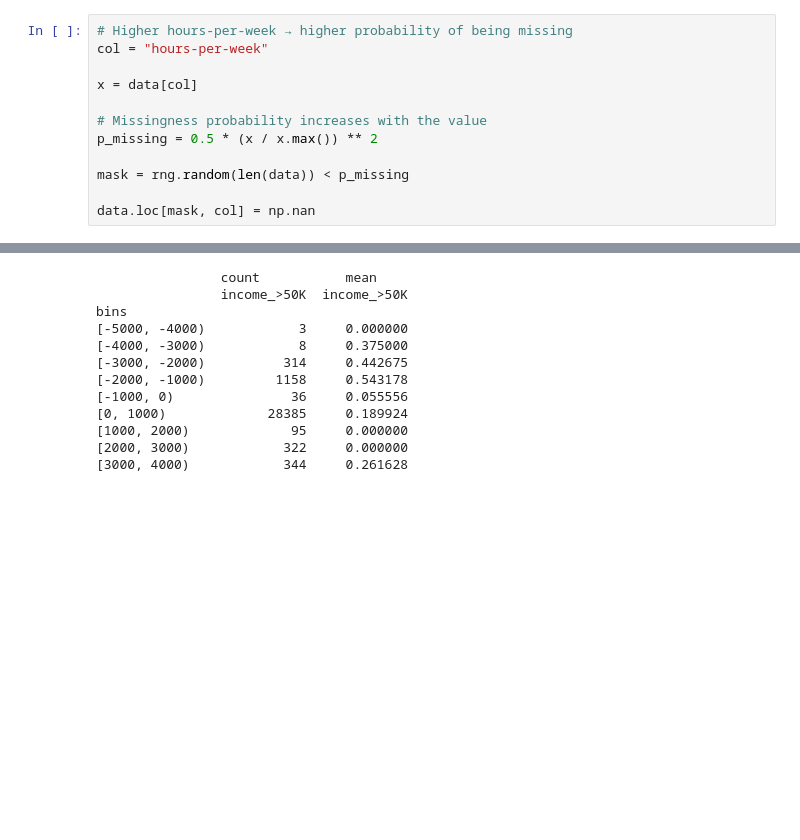
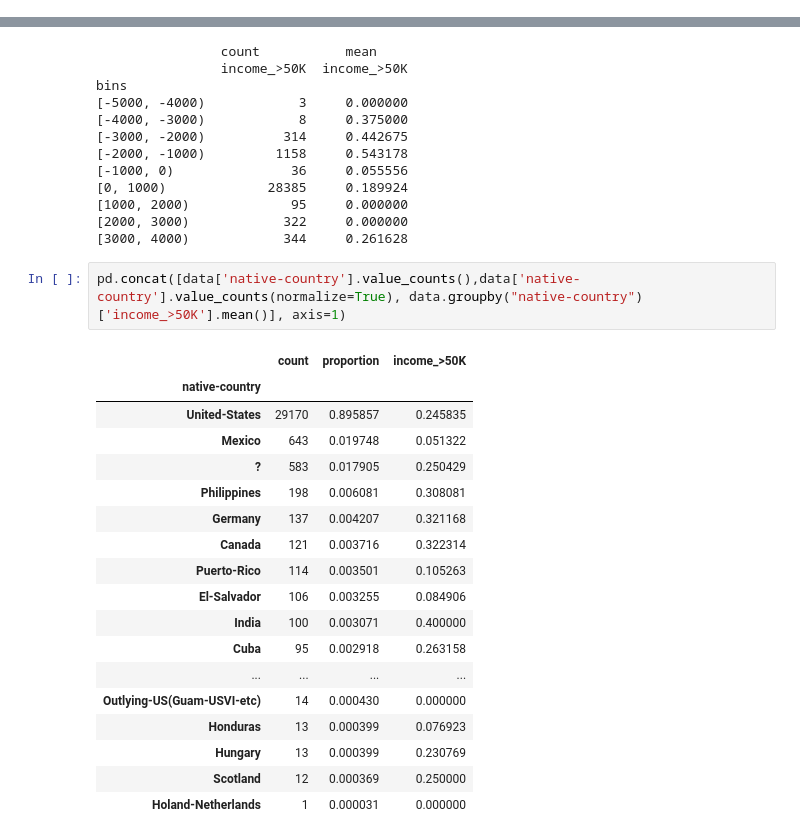
Before and after one commit to TuringsMachine/S30-Capstone, a Jupyter notebook: EDA.ipynb, the cells around one changed output, grey strips where cells are left out. Saved outputs shown, nothing was run; the diff lists cells and outputs as text; blank space fills up the shorter version.

```diff
--- a/EDA.ipynb
+++ b/EDA.ipynb
@@ -25,15 +23,3 @@ data.head()
-# %%
-# Higher hours-per-week → higher probability of being missing
-col = "hours-per-week"
-
-x = data[col]
-
-# Missingness probability increases with the value
-p_missing = 0.5 * (x / x.max()) ** 2
-
-mask = rng.random(len(data)) < p_missing
-
-data.loc[mask, col] = np.nan
 # %% [markdown]
 # EDA
 # %%
@@ -380,3 +383,24 @@ bins
 [1000, 2000)             95     0.000000
 [2000, 3000)            322     0.000000
 [3000, 4000)            344     0.261628
+# %%
+pd.concat([data['native-country'].value_counts(),data['native-country'].value_counts(normalize=True), data.groupby("native-country")['income_>50K'].mean()], axis=1)
+# %% [output]
+|  | count | proportion | income_>50K |
+| native-country |  |  |  |
+| United-States | 29170 | 0.895857 | 0.245835 |
+| Mexico | 643 | 0.019748 | 0.051322 |
+| ? | 583 | 0.017905 | 0.250429 |
+| Philippines | 198 | 0.006081 | 0.308081 |
+| Germany | 137 | 0.004207 | 0.321168 |
+| Canada | 121 | 0.003716 | 0.322314 |
+| Puerto-Rico | 114 | 0.003501 | 0.105263 |
+| El-Salvador | 106 | 0.003255 | 0.084906 |
+| India | 100 | 0.003071 | 0.400000 |
+| Cuba | 95 | 0.002918 | 0.263158 |
+| ... | ... | ... | ... |
+| Outlying-US(Guam-USVI-etc) | 14 | 0.000430 | 0.000000 |
+| Honduras | 13 | 0.000399 | 0.076923 |
+| Hungary | 13 | 0.000399 | 0.230769 |
+| Scotland | 12 | 0.000369 | 0.250000 |
+| Holand-Netherlands | 1 | 0.000031 | 0.000000 |
```
Also changed, not shown: parts of 6 cells of this notebook, 1 other file.
